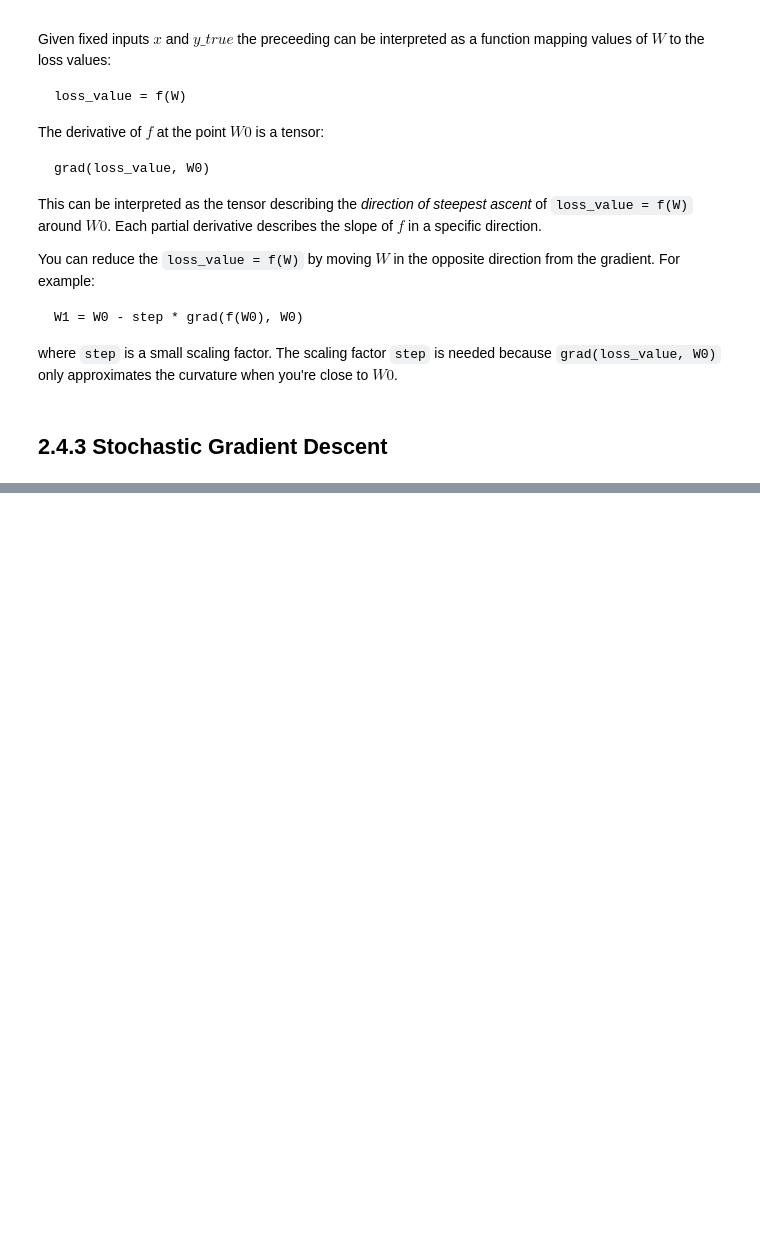
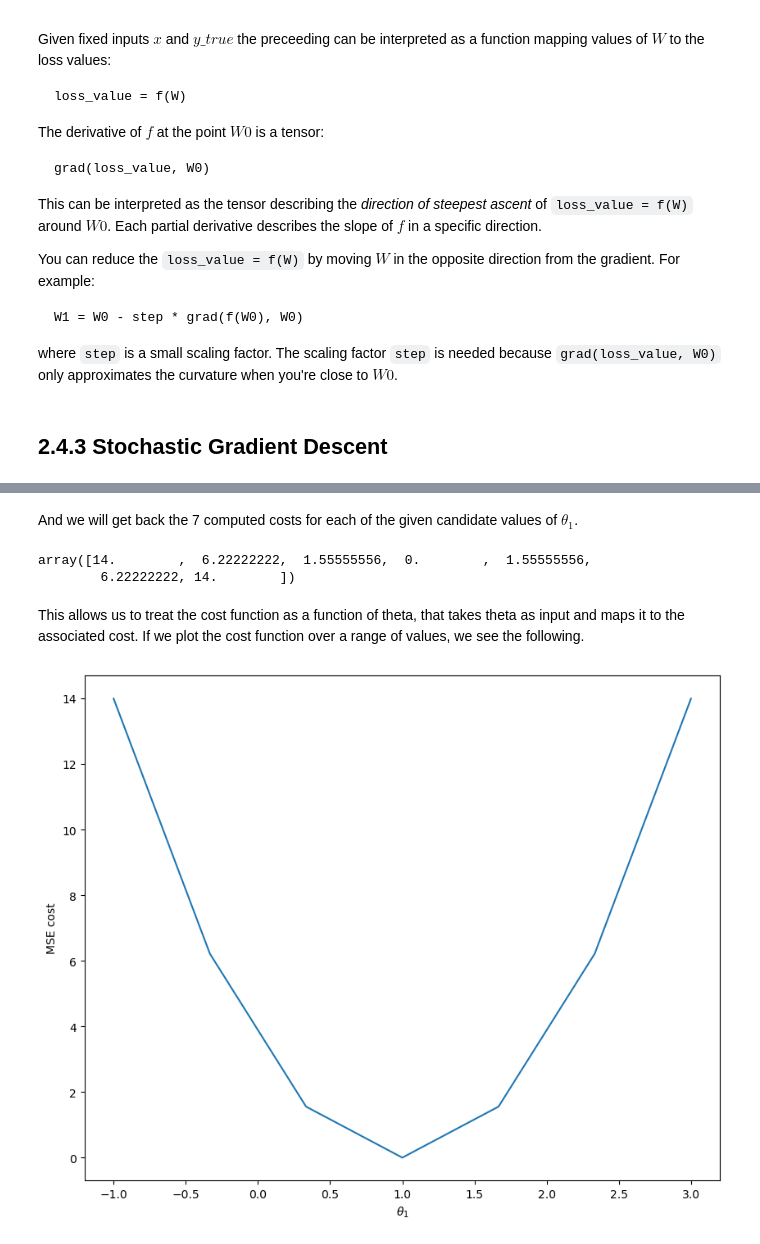
Before and after one commit to csci560-nndl/nndl, a Jupyter notebook: notebooks/ch-02-4-engine-nn-gradient-based-optimization.ipynb, the cells around one changed output, grey strips where cells are left out. Drawn from its saved outputs; the diff is of its cells as text; code cells hidden in the pictures; blank space fills up the shorter version.

```diff
--- a/notebooks/ch-02-4-engine-nn-gradient-based-optimization.ipynb
+++ b/notebooks/ch-02-4-engine-nn-gradient-based-optimization.ipynb
@@ -257,0 +377,3 @@ curvature when you're close to $W0$.
+# %%
+theta = np.linspace(-1.0, 3.0, 7).reshape((7,1))
+theta
@@ -257,0 +388,21 @@ curvature when you're close to $W0$.
+# %% [markdown]
+And we will get back the 7 computed costs for each of the given candidate
+values of $\theta_1$.
+# %%
+mse = cost_function_MSE(theta, X, y)
+mse
+# %% [output]
+array([14.        ,  6.22222222,  1.55555556,  0.        ,  1.55555556,
+        6.22222222, 14.        ])
+# %% [markdown]
+This allows us to treat the cost function as a function of theta, that
+takes theta as input and maps it to the associated cost.  If we plot the
+cost function over a range of values, we see the following.
+# %%
+fig = plt.figure()
+
+plt.plot(theta, mse);
+plt.xlabel(r'$\theta_1$')
+plt.ylabel('MSE cost');
+# %% [output]
+[figure, added]
```
Also changed, not shown: parts of 91 cells of this notebook, 11 other files.
